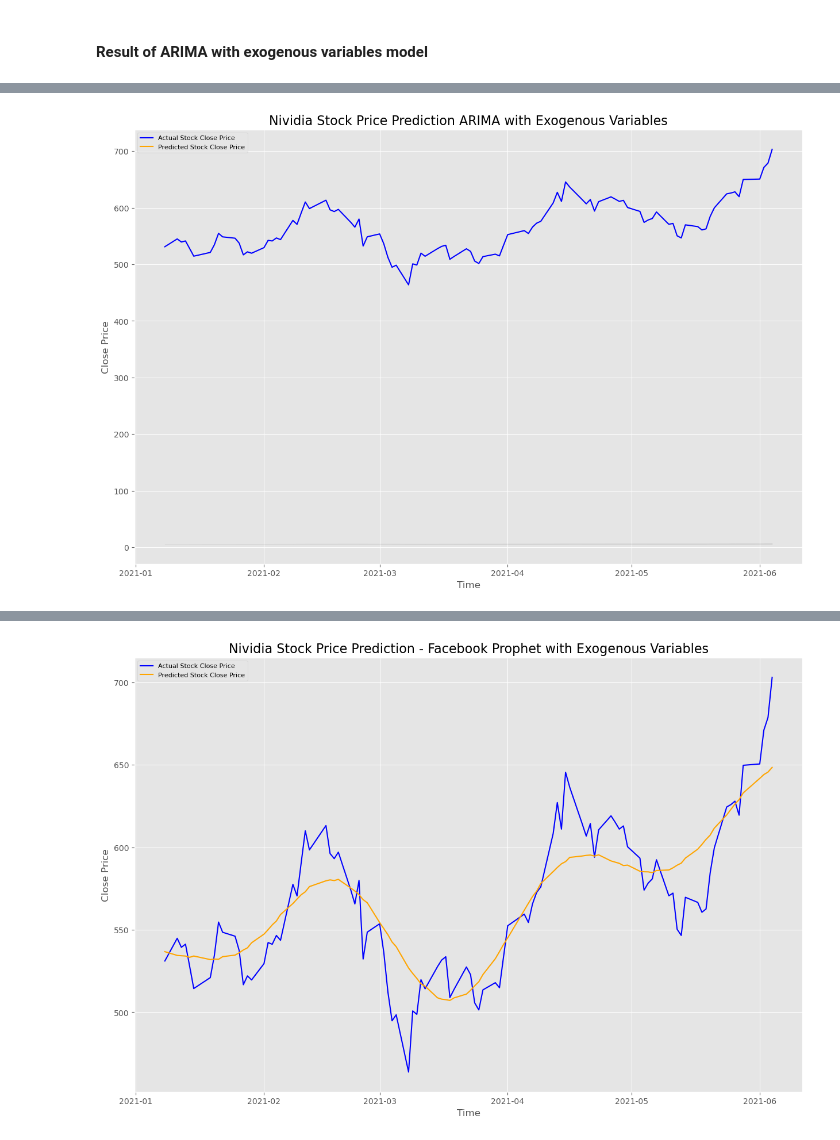
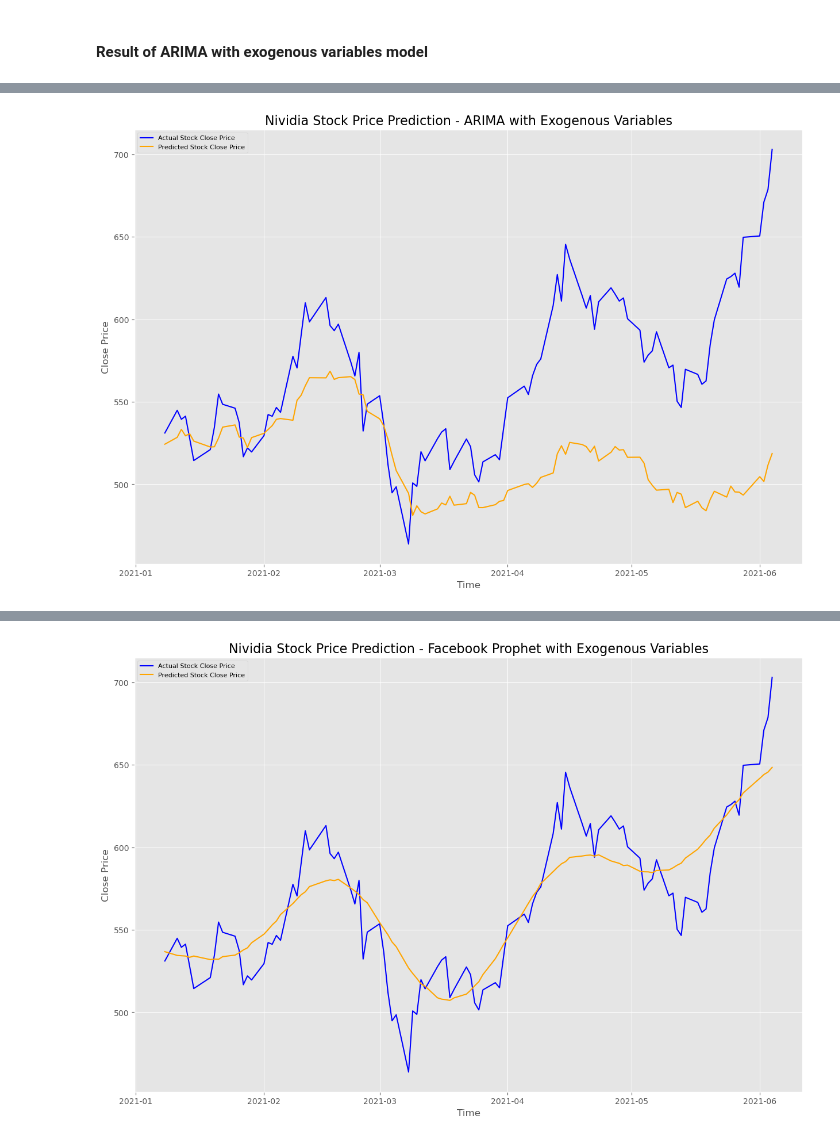
Before and after one commit to jayce7376/Nvidia_Stock_Prediction, a Jupyter notebook: Nvidia_Stock_Prediction.ipynb, the cells around one changed output, grey strips where cells are left out. Saved outputs shown, nothing was run; the diff lists cells and outputs as text; code cells hidden in the pictures.

```diff
--- a/Nvidia_Stock_Prediction.ipynb
+++ b/Nvidia_Stock_Prediction.ipynb
@@ -73,6 +73,7 @@ The data for the prediction was collected using [Yahoo Finance](https://finance.
 nvidia = pd.read_csv('./data/Nvidia_history.csv')
 amd = pd.read_csv('./data/AMD_stock_price_history.csv')
 nvidia_trend = pd.read_csv('./data/Nvidia_google_trend.csv')
+bitcoin = pd.read_csv('./data/Bitcoin_price.csv')
 # %%
 nvidia.head()
 # %% [output]
@@ -118,7 +128,10 @@ Add previous day's stock closing price in nvidia dataframe
 # add previous day's AMD Stock closing price as a column in nvidia dataframe
 amd['amd_close_price'] = amd['Close']
 amd.drop(columns=['Open', 'High', 'Low', 'Adj Close','Volume', 'Close'], inplace=True)
+bitcoin['bitcoin_close_price'] = bitcoin['Closing Price (USD)']
+bitcoin.drop(columns=['Currency', '24h Open (USD)', '24h High (USD)', '24h Low (USD)', 'Closing Price (USD)'], inplace=True)
 nvidia = nvidia.merge(amd, on='Date', how='left')
+nvidia = nvidia.merge(bitcoin, on='Date', how='left')
 # %% [markdown]
 Change data type of Revenue to float
 # %%
@@ -619,0 +596,16 @@ SyntaxError: invalid syntax (<ipython-input-199-8dfd989c5f69>, line 1)
+# %%
+# drop exogenous variables which are not going to be used in this model and split into train and test with 8:2 ratio
+exo_df = shift_nvidia.drop(columns=['close', 'daily_change','future_same', 'future_up', 'bitcoin_close_price'])
+train_exo_data, test_exo_data = exo_df[3:int(len(exo_df)*0.80)], exo_df[int(len(exo_df)*0.80):]
+
+# scale train_exo_data and test_exo_data
+transformer = MinMaxScaler()
+train_exo = transformer.fit_transform(train_exo_data)
+test_exo = transformer.transform(test_exo_data)
+train_exo=pd.DataFrame(data=train_exo, index=train_exo_data.index, columns=train_exo_data.columns)
+test_exo=pd.DataFrame(data=test_exo, index=test_exo_data.index, columns=test_exo_data.columns)
+# %%
+# build ARIMA with exogenous variables model
+model2 = ARIMA(train_data, exog=train_exo, order=(2, 1, 0))
+fitted2 = model2.fit()
+print(fitted2.summary())
@@ -620,20 +630,17 @@ SyntaxError: invalid syntax (<ipython-input-199-8dfd989c5f69>, line 1)
 # %%
-prediction = fitted3.predict(start=len(train_data), end=len(nvidia_stock_log))
-prediction = pd.Series(prediction, index=test_data.index)
-# original_prediction = np.exp(prediction)
-# original_test_data = np.exp(test_data)
-lower_series = pd.Series(conf[:, 0], index=test_data.index)
-upper_series = pd.Series(conf[:, 1], index=test_data.index)
+# Forecast
+fc, se, conf = fitted2.forecast(102, exog=test_exo, alpha=0.05)  # 95% confidence
+fc_series = pd.Series(fc, index=test_data.index)
+original_fc_series = np.exp(fc_series)
+original_test_data = np.exp(test_data)
 plt.figure(figsize=(15,10), dpi=100)
 plt.plot(original_test_data, color = 'blue', label='Actual Stock Close Price')
-plt.plot(original_prediction, color = 'orange',label='Predicted Stock Close Price')
-plt.fill_between(lower_series.index, lower_series, upper_series,
-                 color='k', alpha=.10)
+plt.plot(original_fc_series, color = 'orange',label='Predicted Stock Close Price')
 plt.title('Nividia Stock Price Prediction - ARIMA with Exogenous Variables', fontsize=16)
 plt.xlabel('Time')
 plt.ylabel('Close Price')
 plt.legend(loc='upper left', fontsize=8)
 plt.savefig('./images/ARIMA_exo_prediction_result.png')
 plt.show()
 # %% [output]
-[figure, old version]
+[figure, new version]
```
Also changed, not shown: parts of 48 cells of this notebook, 5 other files.
